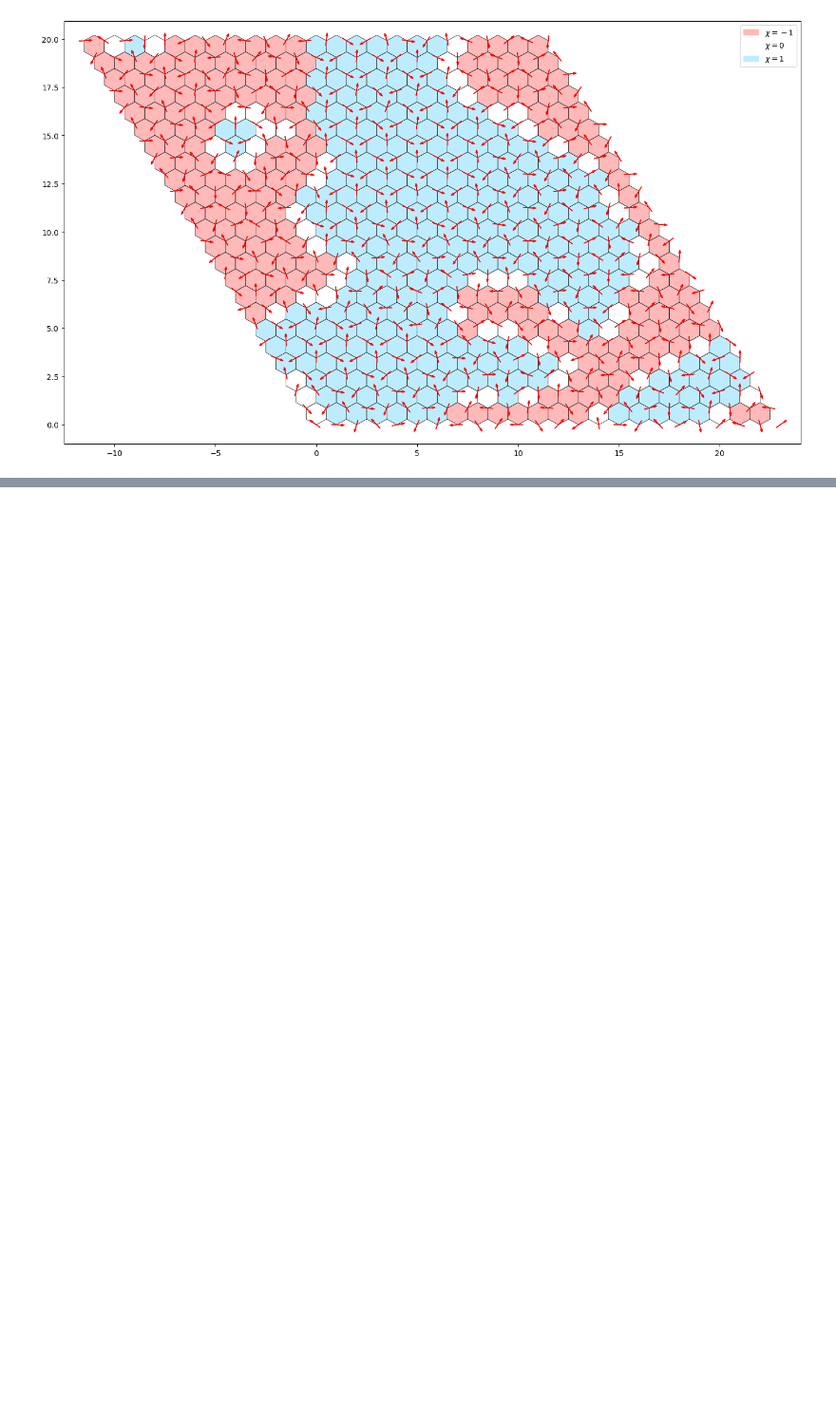
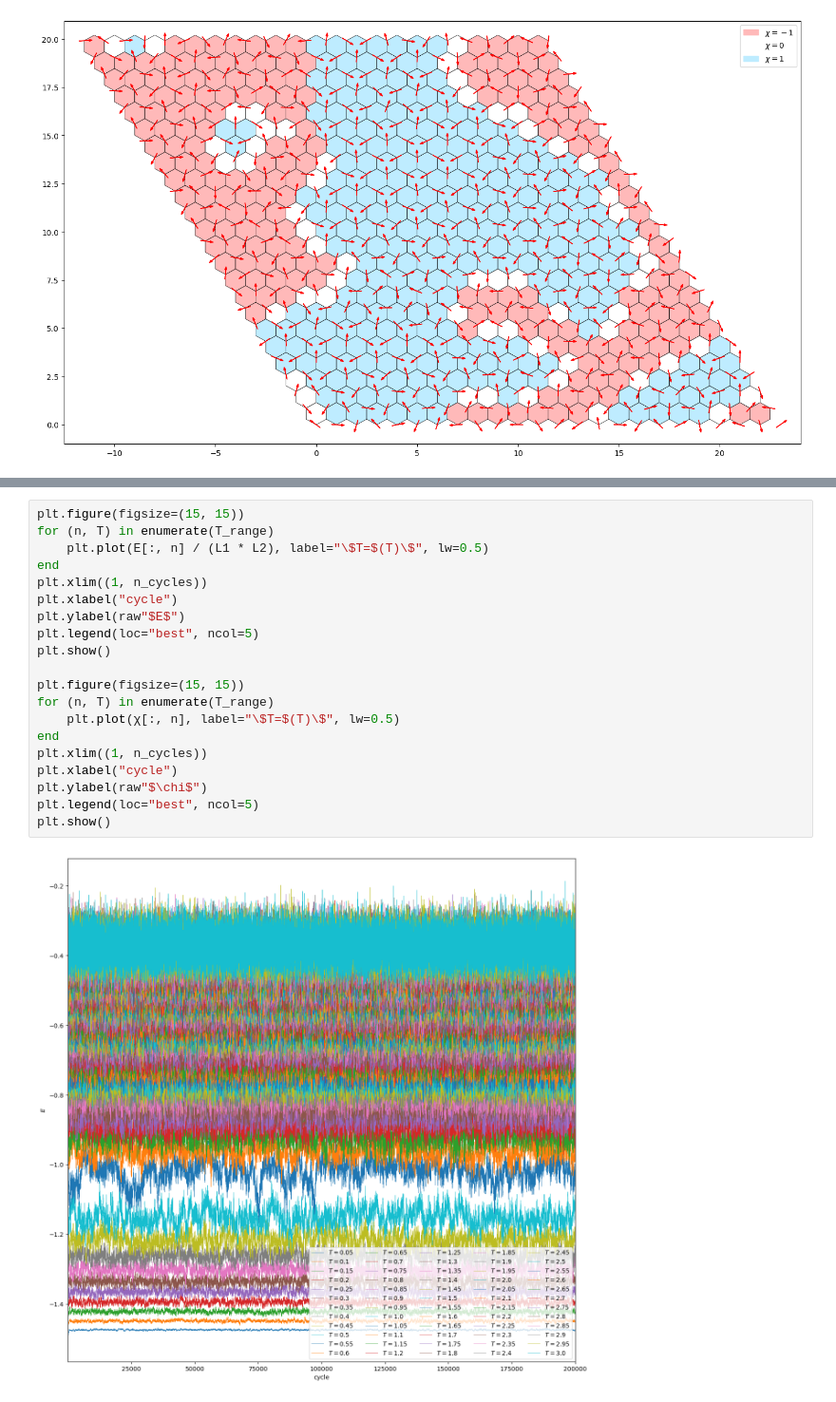
Before and after one commit to krivenko/MX2RKKY.jl, a Jupyter notebook: notebooks/Heisenberg.ipynb, the cells around one changed output, grey strips where cells are left out. Shown at 95% size. Drawn from its saved outputs; the diff is of its cells as text; blank space fills up the shorter version.

```diff
--- a/notebooks/Heisenberg.ipynb
+++ b/notebooks/Heisenberg.ipynb
@@ -252,0 +295,22 @@ end
+# %%
+plt.figure(figsize=(15, 15))
+for (n, T) in enumerate(T_range)
+    plt.plot(E[:, n] / (L1 * L2), label="\$T=$(T)\$", lw=0.5)
+end
+plt.xlim((1, n_cycles))
+plt.xlabel("cycle")
+plt.ylabel(raw"$E$")
+plt.legend(loc="best", ncol=5)
+plt.show()
+
+plt.figure(figsize=(15, 15))
+for (n, T) in enumerate(T_range)
+    plt.plot(χ[:, n], label="\$T=$(T)\$", lw=0.5)
+end
+plt.xlim((1, n_cycles))
+plt.xlabel("cycle")
+plt.ylabel(raw"$\chi$")
+plt.legend(loc="best", ncol=5)
+plt.show()
+# %% [output]
+[figure, added]
```
Also changed, not shown: parts of 6 cells of this notebook.
